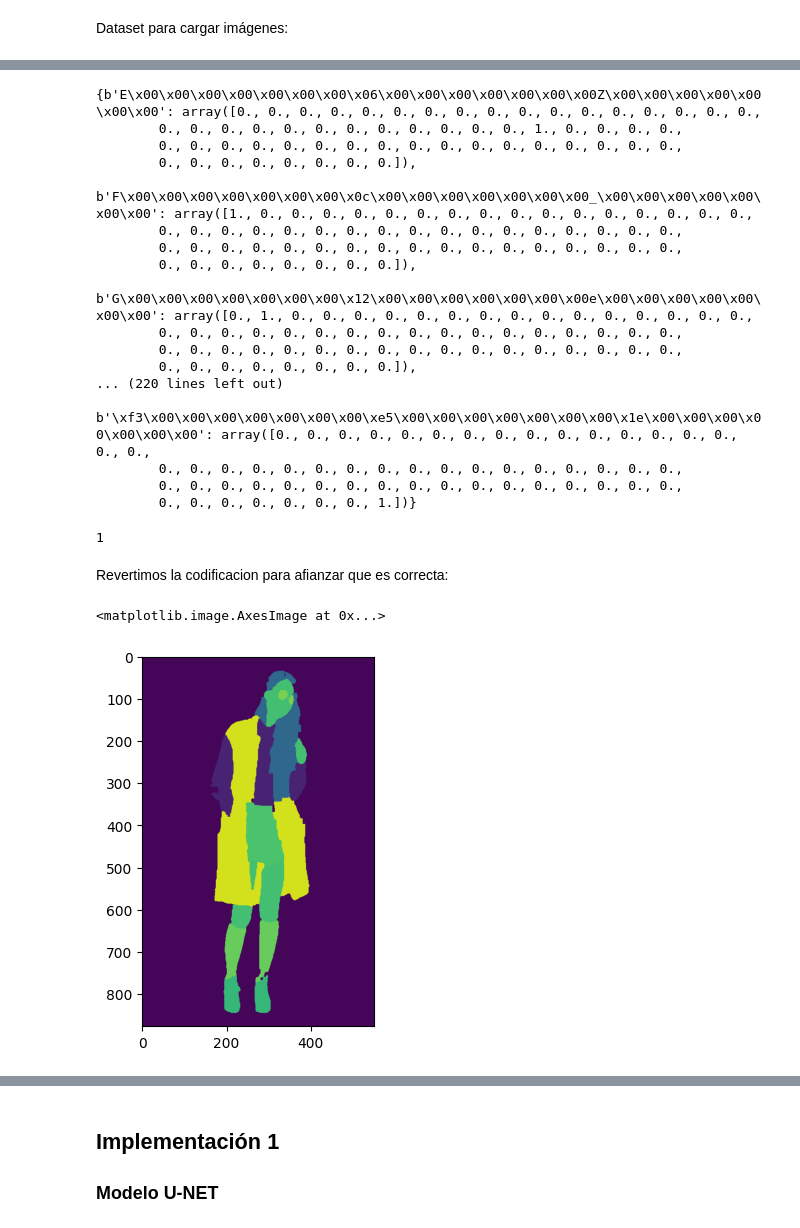
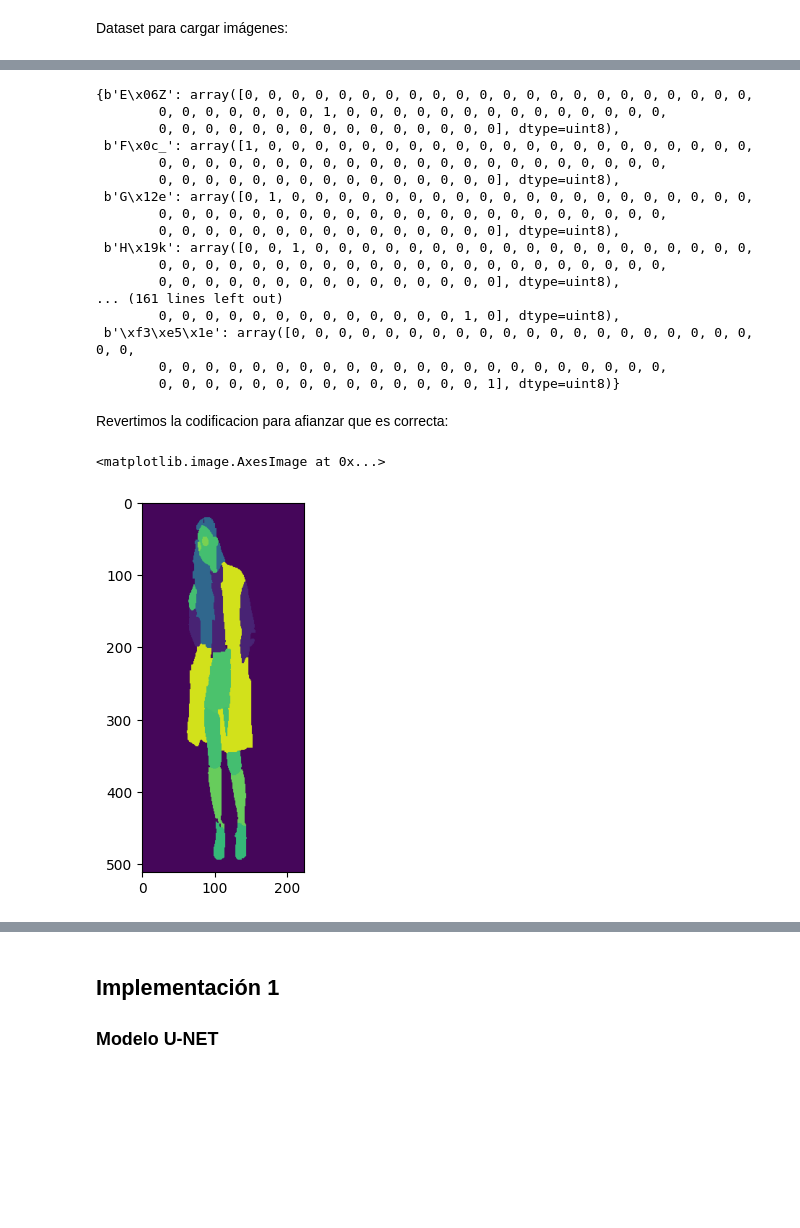
Before and after one commit to KrishT97/ClothVision, a Jupyter notebook: project.ipynb, the cells around one changed output, grey strips where cells are left out. Saved outputs shown, nothing was run; the diff lists cells and outputs as text; code cells hidden in the pictures; blank space fills up the shorter version.

Commit message:
preprocess and first execution done

```diff
--- a/project.ipynb
+++ b/project.ipynb
@@ -86,12 +85,14 @@ Sus colores segun el dataframe:
 # %% [markdown]
 Dataset para cargar imágenes:
 # %%
+import numpy as np
+
 encoder = OneHotEncoder(sparse=False)
-codes = encoder.fit_transform(classes["class_name"].values.reshape(-1,1))
+codes = encoder.fit_transform(classes["class_name"].values.reshape(-1,1)).astype(np.uint8)
 
 encoded_df = pd.concat([classes, pd.Series(list(codes[:]))], axis=1).rename(columns={0: "One-hot"}, inplace=False)
-encoded_df["array_value"] = encoded_df[["r","g","b"]].apply(lambda x: np.array([x.r, x.g, x.b]), axis=1)
-encoded_df["tensor_value"] = encoded_df[["r","g","b"]].apply(lambda x: torch.tensor([x.r, x.g, x.b]).float(), axis=1)
+encoded_df["array_value"] = encoded_df[["r","g","b"]].apply(lambda x: np.array([x.r, x.g, x.b], dtype=np.uint8), axis=1)
+encoded_df["tensor_value"] = encoded_df[["r","g","b"]].apply(lambda x: torch.tensor([x.r, x.g, x.b], dtype=torch.uint8), axis=1)
 encoded_df
 # %% [output]
 |  | class_name | r | g | b | One-hot | array_value | tensor_value |
@@ -117,54 +118,40 @@ encoded_df["byte_value"] = encoded_df["array_value"].apply(lambda x: x.tobytes()
 array_to_onehot = encoded_df[["byte_value", "One-hot"]].set_index('byte_value').to_dict()["One-hot"]
 array_to_onehot
 # %% [output]
-{b'E\x00\x00\x00\x00\x00\x00\x00\x06\x00\x00\x00\x00\x00\x00\x00Z\x00\x00\x00\x00\x00\x00\x00': array([0., 0., 0., 0., 0., 0., 0., 0., 0., 0., 0., 0., 0., 0., 0., 0., 0.,
-        0., 0., 0., 0., 0., 0., 0., 0., 0., 0., 0., 0., 1., 0., 0., 0., 0.,
-        0., 0., 0., 0., 0., 0., 0., 0., 0., 0., 0., 0., 0., 0., 0., 0., 0.,
-        0., 0., 0., 0., 0., 0., 0., 0.]),
- b'F\x00\x00\x00\x00\x00\x00\x00\x0c\x00\x00\x00\x00\x00\x00\x00_\x00\x00\x00\x00\x00\x00\x00': array([1., 0., 0., 0., 0., 0., 0., 0., 0., 0., 0., 0., 0., 0., 0., 0., 0.,
-        0., 0., 0., 0., 0., 0., 0., 0., 0., 0., 0., 0., 0., 0., 0., 0., 0.,
-        0., 0., 0., 0., 0., 0., 0., 0., 0., 0., 0., 0., 0., 0., 0., 0., 0.,
-        0., 0., 0., 0., 0., 0., 0., 0.]),
- b'G\x00\x00\x00\x00\x00\x00\x00\x12\x00\x00\x00\x00\x00\x00\x00e\x00\x00\x00\x00\x00\x00\x00': array([0., 1., 0., 0., 0., 0., 0., 0., 0., 0., 0., 0., 0., 0., 0., 0., 0.,
-        0., 0., 0., 0., 0., 0., 0., 0., 0., 0., 0., 0., 0., 0., 0., 0., 0.,
-        0., 0., 0., 0., 0., 0., 0., 0., 0., 0., 0., 0., 0., 0., 0., 0., 0.,
-        0., 0., 0., 0., 0., 0., 0., 0.]),
-... (220 lines left out)
- b'\xf3\x00\x00\x00\x00\x00\x00\x00\xe5\x00\x00\x00\x00\x00\x00\x00\x1e\x00\x00\x00\x00\x00\x00\x00': array([0., 0., 0., 0., 0., 0., 0., 0., 0., 0., 0., 0., 0., 0., 0., 0., 0.,
-        0., 0., 0., 0., 0., 0., 0., 0., 0., 0., 0., 0., 0., 0., 0., 0., 0.,
-        0., 0., 0., 0., 0., 0., 0., 0., 0., 0., 0., 0., 0., 0., 0., 0., 0.,
-        0., 0., 0., 0., 0., 0., 0., 1.])}
+{b'E\x06Z': array([0, 0, 0, 0, 0, 0, 0, 0, 0, 0, 0, 0, 0, 0, 0, 0, 0, 0, 0, 0, 0, 0,
+        0, 0, 0, 0, 0, 0, 0, 1, 0, 0, 0, 0, 0, 0, 0, 0, 0, 0, 0, 0, 0, 0,
+        0, 0, 0, 0, 0, 0, 0, 0, 0, 0, 0, 0, 0, 0, 0], dtype=uint8),
+ b'F\x0c_': array([1, 0, 0, 0, 0, 0, 0, 0, 0, 0, 0, 0, 0, 0, 0, 0, 0, 0, 0, 0, 0, 0,
+        0, 0, 0, 0, 0, 0, 0, 0, 0, 0, 0, 0, 0, 0, 0, 0, 0, 0, 0, 0, 0, 0,
+        0, 0, 0, 0, 0, 0, 0, 0, 0, 0, 0, 0, 0, 0, 0], dtype=uint8),
+ b'G\x12e': array([0, 1, 0, 0, 0, 0, 0, 0, 0, 0, 0, 0, 0, 0, 0, 0, 0, 0, 0, 0, 0, 0,
+        0, 0, 0, 0, 0, 0, 0, 0, 0, 0, 0, 0, 0, 0, 0, 0, 0, 0, 0, 0, 0, 0,
+        0, 0, 0, 0, 0, 0, 0, 0, 0, 0, 0, 0, 0, 0, 0], dtype=uint8),
+ b'H\x19k': array([0, 0, 1, 0, 0, 0, 0, 0, 0, 0, 0, 0, 0, 0, 0, 0, 0, 0, 0, 0, 0, 0,
+        0, 0, 0, 0, 0, 0, 0, 0, 0, 0, 0, 0, 0, 0, 0, 0, 0, 0, 0, 0, 0, 0,
+        0, 0, 0, 0, 0, 0, 0, 0, 0, 0, 0, 0, 0, 0, 0], dtype=uint8),
+... (161 lines left out)
+        0, 0, 0, 0, 0, 0, 0, 0, 0, 0, 0, 0, 0, 1, 0], dtype=uint8),
+ b'\xf3\xe5\x1e': array([0, 0, 0, 0, 0, 0, 0, 0, 0, 0, 0, 0, 0, 0, 0, 0, 0, 0, 0, 0, 0, 0,
+        0, 0, 0, 0, 0, 0, 0, 0, 0, 0, 0, 0, 0, 0, 0, 0, 0, 0, 0, 0, 0, 0,
+        0, 0, 0, 0, 0, 0, 0, 0, 0, 0, 0, 0, 0, 0, 1], dtype=uint8)}
-# %%
-torch.tensor(1).item()
-# %% [output]
-1
 # %%
 
 from torchvision.transforms import InterpolationMode
 from numpy import int64
 from PIL import Image
 import random
-class ImageCodifier:
-    def __call__(self, img):
-        img = np.asarray(img, dtype=int64)
-        codified = np.apply_along_axis(lambda pixel: array_to_onehot[pixel.tobytes()], 2, img)
-        return torch.tensor(codified)
-
-    def __repr__(self):
-        return self.__class__.__name__+'()'
-
 
 class CustomClothingDataset(Dataset):
     def __init__(self, root_dir, input_dir='images/colored_labels',
-                 labels_dir='labels/pixel_level_labels_colored',
+                 labels_dir='labels/processed_pixel_labels',
                  transform_input=transforms.Compose([
-                     transforms.Resize((864, 576), interpolation=InterpolationMode.NEAREST), #size mayor de las imagenes, para todas iguales sin perder información, esta ligeramente reducido para ser divisible por 16 (necesario para U-net
+                     transforms.Resize((512, 224), interpolation=InterpolationMode.NEAREST), #size mayor de las imagenes, para todas iguales sin perder información, esta ligeramente reducido para ser divisible por 16 (necesario para U-net
                      transforms.Lambda(lambda x: x / 255), # reescalo de 0 a 1
                      transforms.Normalize(mean=[0.485, 0.456, 0.406], std=[0.229, 0.224, 0.225]),# normalizo
                  ]),
                  transform_labels=transforms.Compose([
-                    transforms.Resize((864, 576), interpolation=InterpolationMode.NEAREST),
-                    ImageCodifier()
+                    transforms.Resize((512, 224), interpolation=InterpolationMode.NEAREST),
                  ]),
                  transform_augmentation = transforms.RandomHorizontalFlip(p=1)
                  ):
@@ -182,8 +169,8 @@ class CustomClothingDataset(Dataset):
         return len(self.image_files)
 
     def __getitem__(self, idx):
-        input = read_image(os.path.join(self.root_dir, self.input_dir, self.image_files[idx])).float()
-        label = Image.open(os.path.join(self.root_dir, self.labels_dir, self.label_files[idx])) # en un inicio no las leemos como tensores
+        input = read_image(os.path.join(self.root_dir, self.input_dir, self.image_files[idx]))
+        label = torch.load(os.path.join(self.root_dir, self.labels_dir, self.label_files[idx])).permute(2,0,1) # el preprocesado de labels se llevo a cabo anteriormente
         if self.transform_input:
             input = self.transform_input(input)
         if self.transform_labels:
@@ -196,10 +198,15 @@ Revertimos la codificacion para afianzar que es correcta:
 # %%
 import numpy as np
+import matplotlib.pyplot as plt
+
 onehot_to_array = {v.tobytes(): k for k, v in array_to_onehot.items()}
+def decode_image(image):
+    return np.apply_along_axis(lambda pixel: np.frombuffer(onehot_to_array[pixel.tobytes()], dtype=np.uint8), 0, np.array(image, np.uint8)).transpose(1,2,0)
+
+
+
 label = CustomClothingDataset(root_dir=DATASET_DIR).__getitem__(0)[1]
-
-codified = np.apply_along_axis(lambda pixel: np.frombuffer(onehot_to_array[pixel.tobytes()], dtype=np.int64), 2, np.array(label))
-plt.imshow(codified)
+plt.imshow(decode_image(label))
 # %% [output]
 <matplotlib.image.AxesImage at 0x...>
-[figure, old version]
+[figure, new version]
```
Also changed, not shown: parts of 18 cells of this notebook, 4 other files.
